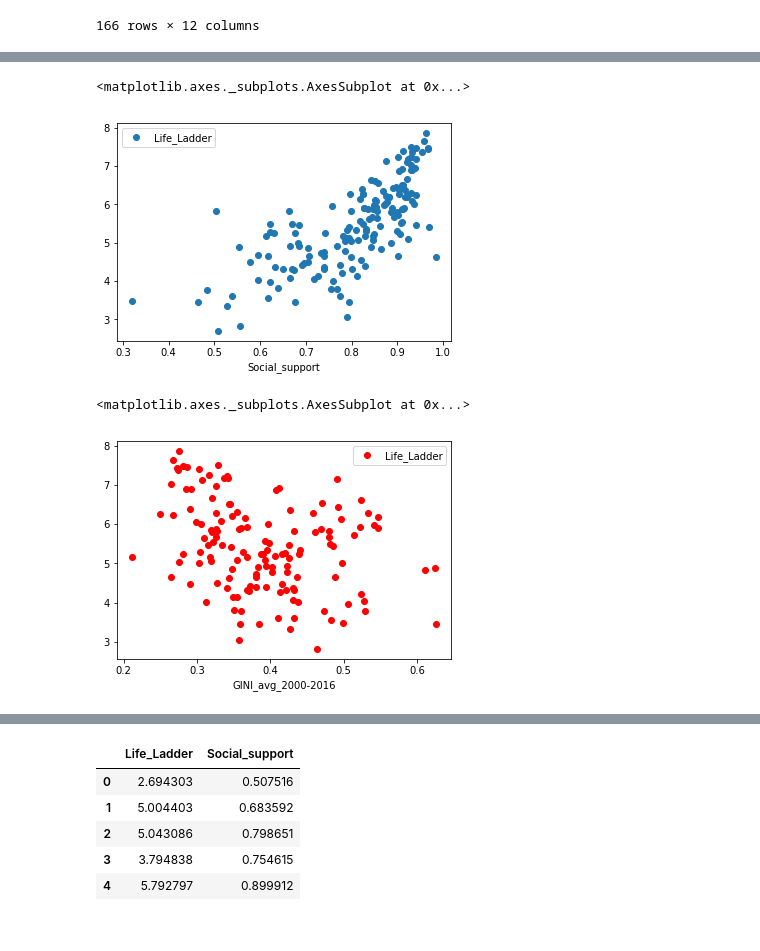
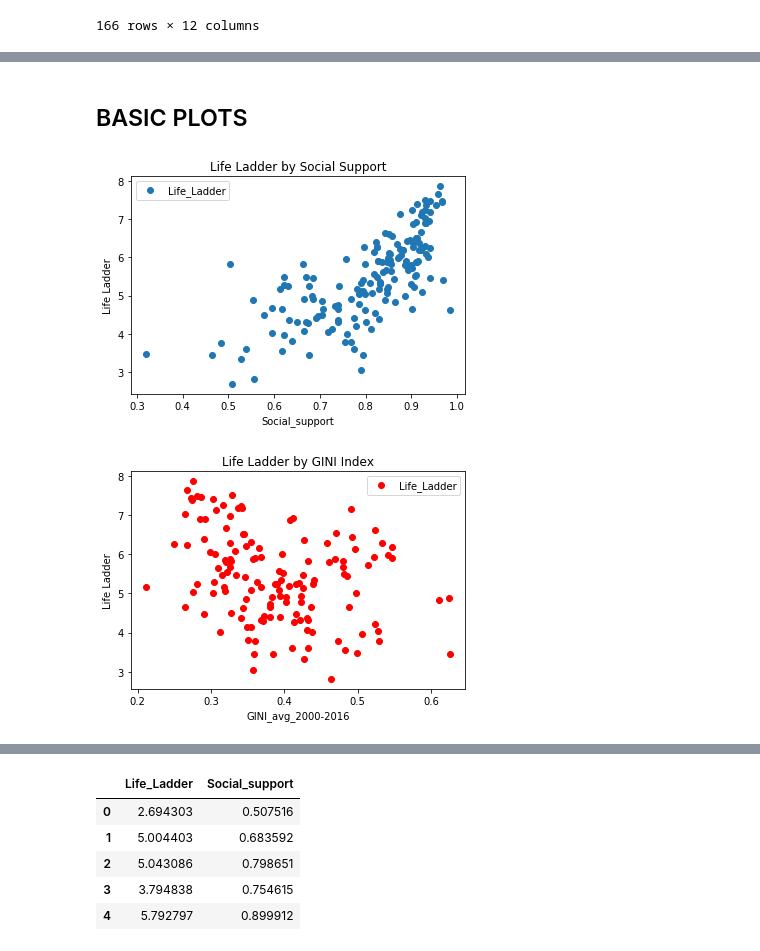
Before and after one commit to Survifit/WorldHappiness, a Jupyter notebook: happiness.ipynb, the cells around one changed output, grey strips where cells are left out. Saved outputs shown, nothing was run; the diff lists cells and outputs as text; code cells hidden in the pictures.

```diff
--- a/happiness.ipynb
+++ b/happiness.ipynb
@@ -57,11 +97,16 @@ happysort
+# %% [markdown]
+## BASIC PLOTS
 # %%
-# Plot the data
+# Scatter Plot: Happiness x Social Support
 happiness.plot(x='Social_support', y='Life_Ladder', style='o')
+plt.title('Life Ladder by Social Support')
+plt.ylabel('Life Ladder');
 # %% [output]
-<matplotlib.axes._subplots.AxesSubplot at 0x...>
-[figure, old version]
+[figure, new version]
 # %%
+# Scatter Plot: Happiness x Economic Inequality Levels (GINI INDEX)
 happiness.plot(x='GINI_avg_2000-2016', y='Life_Ladder', c='red', style='o')
+plt.title('Life Ladder by GINI Index')
+plt.ylabel('Life Ladder');
 # %% [output]
-<matplotlib.axes._subplots.AxesSubplot at 0x...>
-[figure, old version]
+[figure, new version]
```
Also changed, not shown: parts of 105 cells of this notebook, 15 other files.
